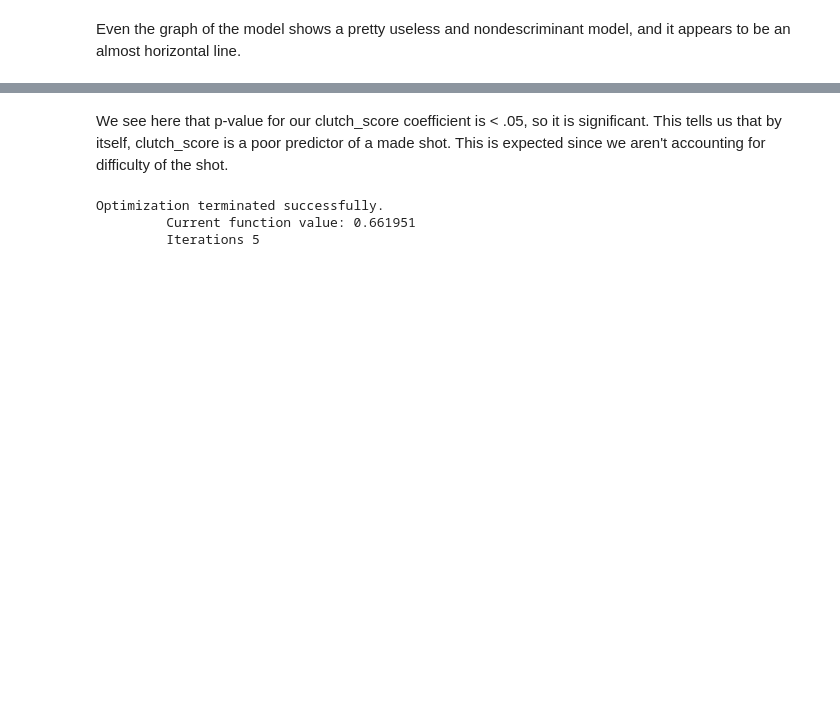
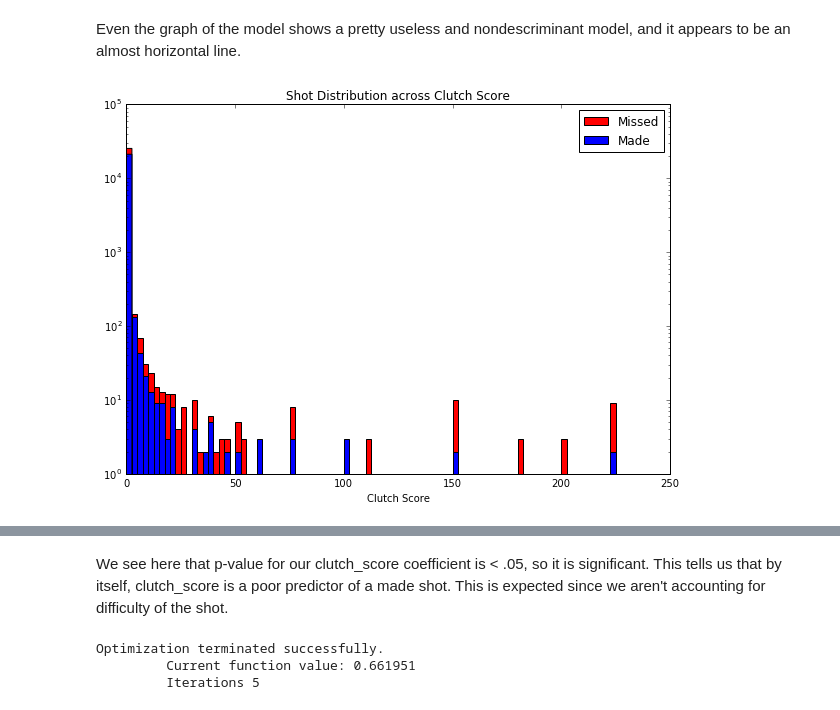
Before and after one commit to kylekwong/cs109-hot-hand, a Jupyter notebook: clutch_factor.ipynb, the cells around one changed output, grey strips where cells are left out. Drawn from its saved outputs; the diff is of its cells as text; code cells hidden in the pictures; blank space fills up the shorter version.

```diff
--- a/clutch_factor.ipynb
+++ b/clutch_factor.ipynb
@@ -203,5 +204,19 @@ plt.show()
 # %% [markdown]
 Even the graph of the model shows a pretty useless and nondescriminant model, and it appears to be an almost horizontal line.
+# %%
+## Add distributions of previous_streak variable dependent on whether shot was made or not
+fig = plt.figure(figsize=(16, 6))
+ax1 = fig.add_subplot(121)
+
+ax1.hist(x_test[y_test==0], bins=100, range=(0, 250), color='red', alpha=1, label='Missed', log=True)
+ax1.hist(x_test[y_test==1], bins=100, range=(0, 250), color='blue', alpha=1, label='Made', log=True)
+plt.legend(loc='upper right')
+plt.xlabel('Clutch Score')
+plt.title('Shot Distribution across Clutch Score')
+plt.tight_layout()
+plt.show()
+# %% [output]
+[figure, added]
 # %%
 ## Using statsmodels
 
```
Also changed, not shown: parts of 6 cells of this notebook, 13 other files.
